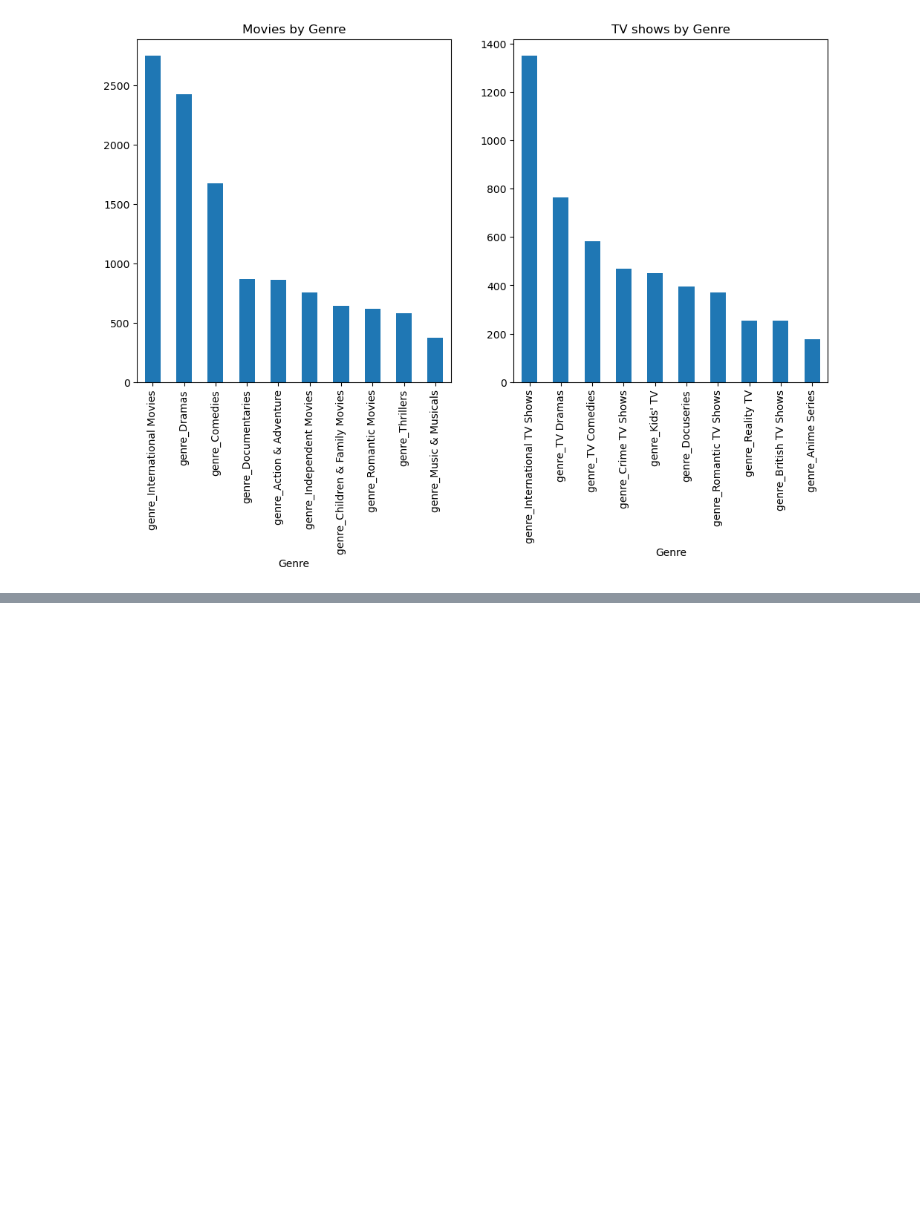
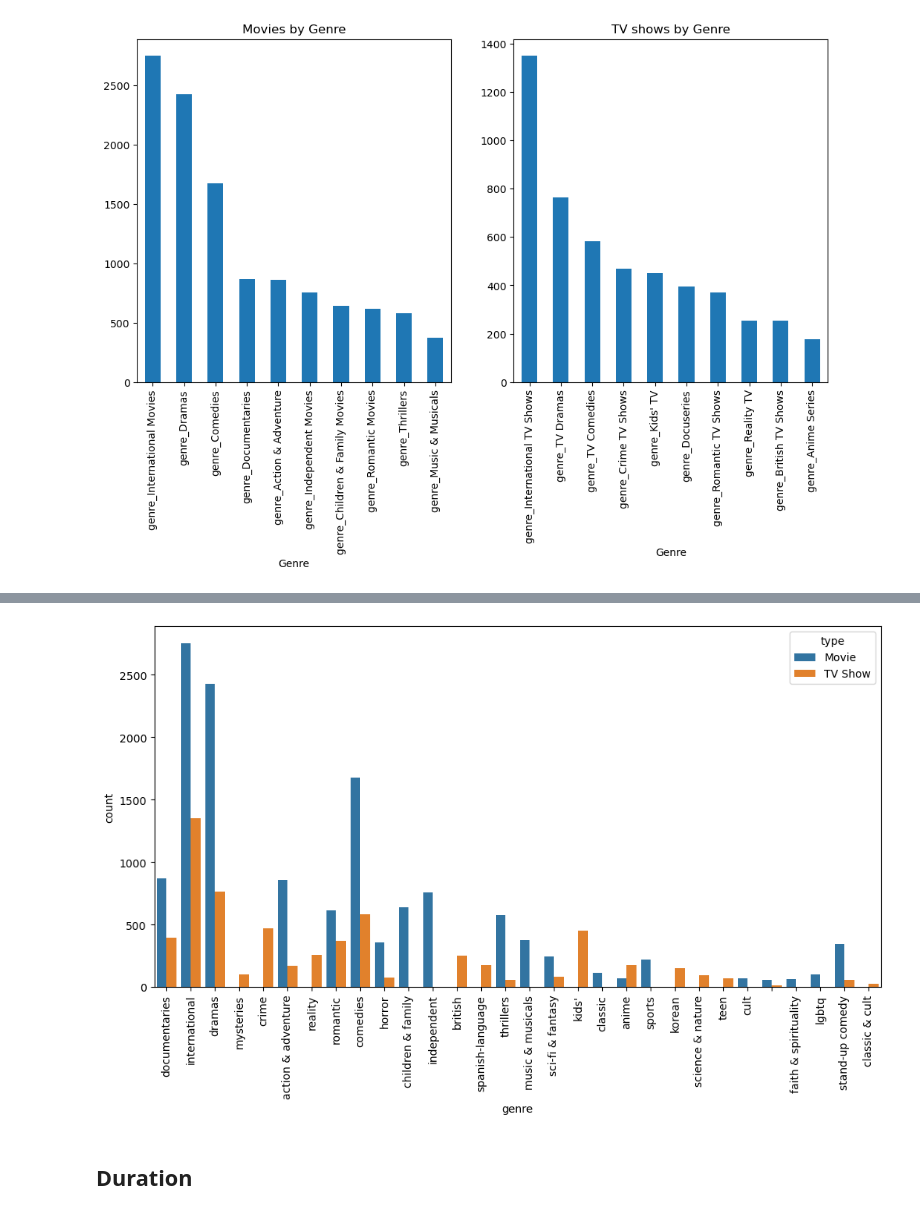
Before and after one commit to muthuganeshece/Business-Case-Study, a Jupyter notebook: Netflix/Code/EDA.ipynb, the cells around one changed output, grey strips where cells are left out. Drawn from its saved outputs; the diff is of its cells as text; code cells hidden in the pictures; blank space fills up the shorter version.

```diff
--- a/Netflix/Code/EDA.ipynb
+++ b/Netflix/Code/EDA.ipynb
@@ -303,0 +329,11 @@ array(['Movie', 'TV Show'], dtype=object)
+# %%
+# Merge Documentaries and Docuseries, Classic/Cult to Classic & Cult, remove series, features, & talk
+data_exp_gen['genre'] = data_exp_gen['genre'].str.replace('docuseries', 'documentaries').str.replace('series', '').str.replace('features', '').str.replace('& talk', '').str.strip()
+# %%
+plt.figure(figsize=(12, 6))
+sns.countplot(data = data_exp_gen, x = 'genre', hue = 'type')
+plt.xticks(rotation = 90);
+# %% [output]
+[figure, added]
+# %% [markdown]
+## Duration
```
Also changed, not shown: parts of 9 cells of this notebook.
